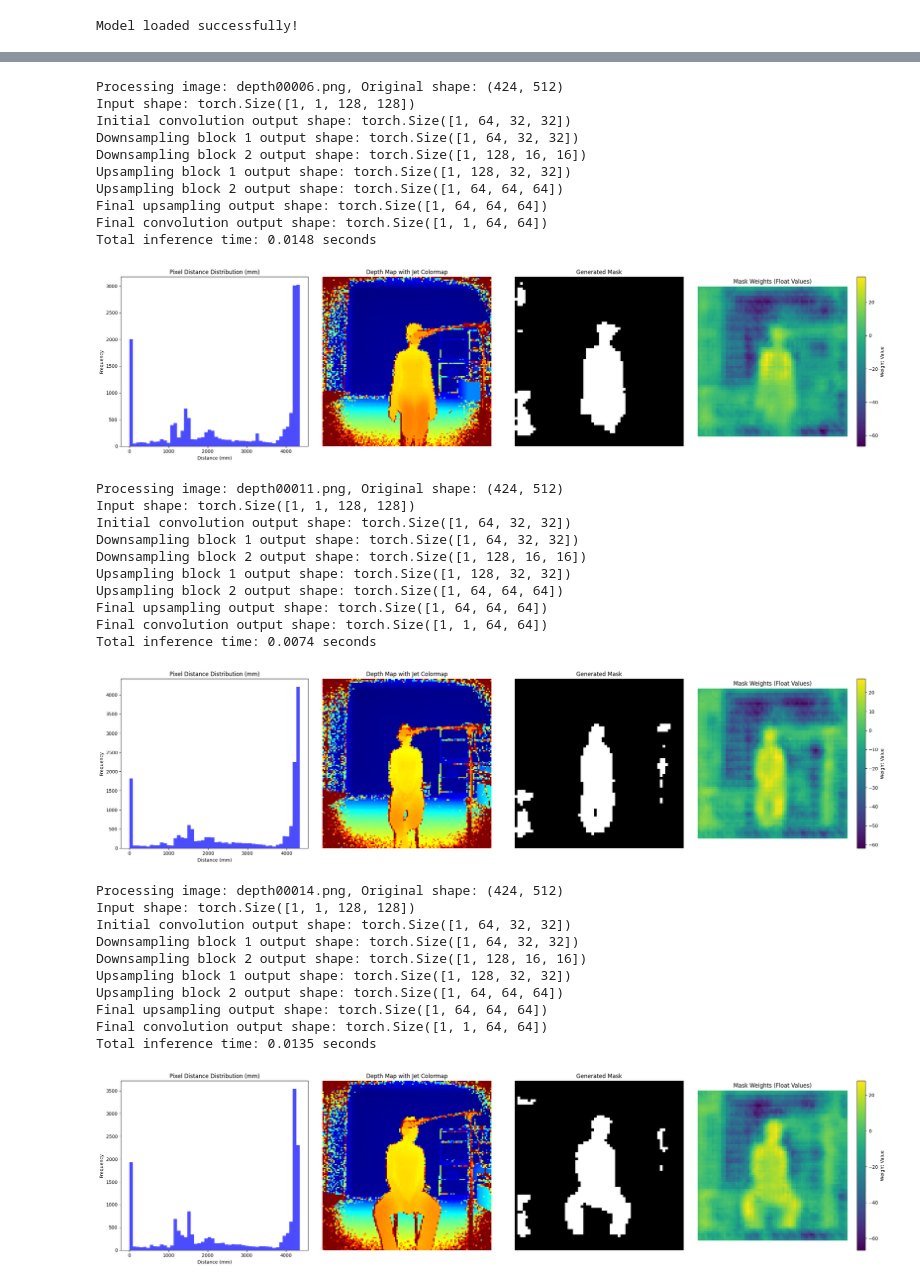
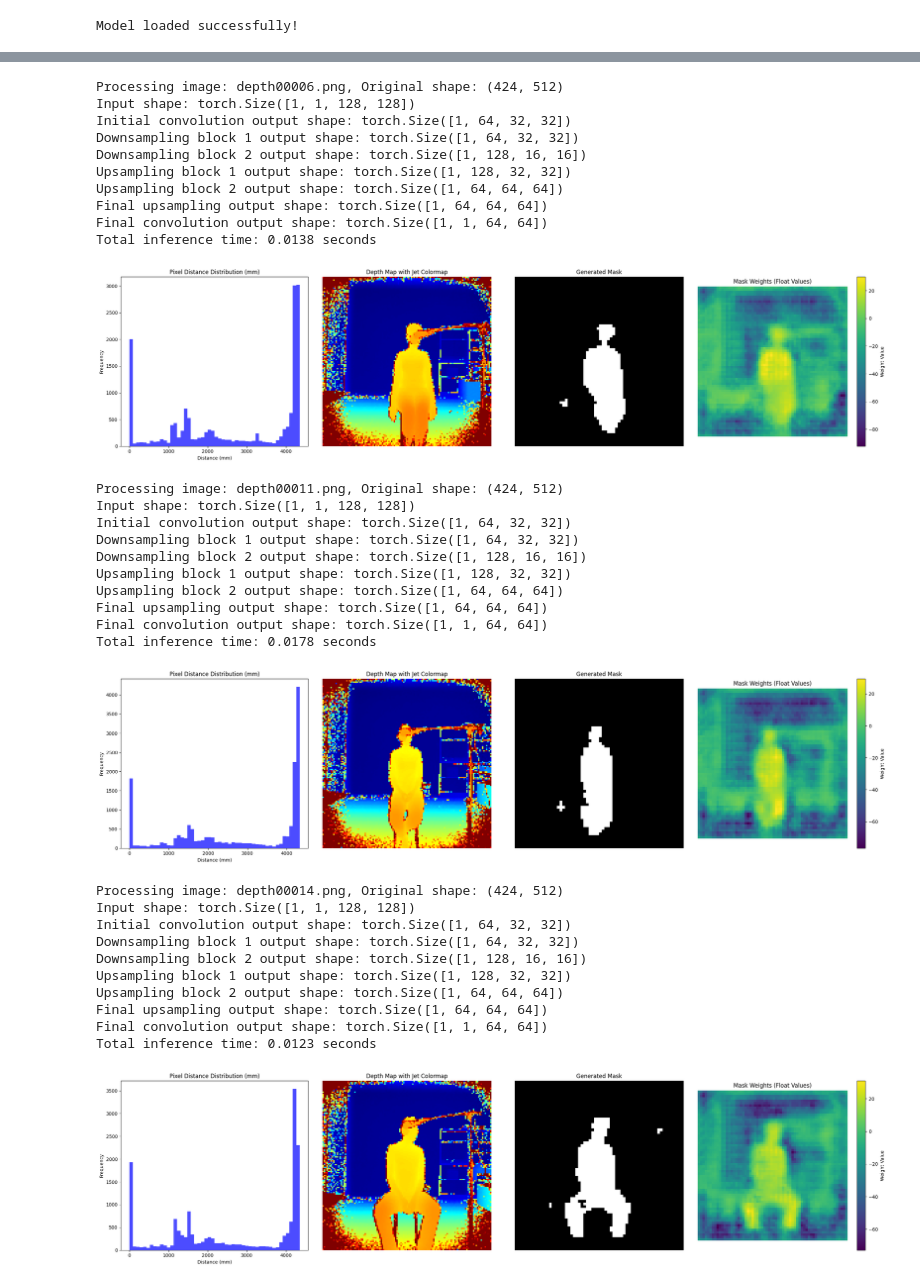
Before and after one commit to shyu216/deepbreath, a Jupyter notebook: segmentator.ipynb, the cells around one changed output, grey strips where cells are left out. Drawn from its saved outputs; the diff is of its cells as text; code cells hidden in the pictures.

```diff
--- a/segmentator.ipynb
+++ b/segmentator.ipynb
@@ -165,7 +300,10 @@ for file_name in png_files:
     depth_map = cv2.resize(depth_map, (128, 128), interpolation=cv2.INTER_LINEAR)
 
     # Normalize the depth map to [0, 1]
-    normalized_depth_map = depth_map / np.max(depth_map)
+    # normalized_depth_map = depth_map / np.max(depth_map)
+    # Normalize the depth map to [-1, 1]
+    normalized_depth_map = 2 * (depth_map - np.min(depth_map)) / (np.max(depth_map) - np.min(depth_map)) - 1
+
     input_tensor = torch.tensor(normalized_depth_map, dtype=torch.float32).unsqueeze(0).unsqueeze(0)
 
     # Pass the tensor through the model
@@ -174,7 +312,7 @@ for file_name in png_files:
         output_np = output.squeeze().numpy()
 
     # Binarize the output to create a mask (values 0 or 1)
-    threshold = 7.0  # Set the threshold
+    threshold = 5.0  # Set the threshold
     binary_mask = (output_np > threshold).astype(np.uint8)  # Values greater than the threshold are set to 1, others to 0
 
     # Convert the binary mask to an image format
@@ -201,35 +339,35 @@ for file_name in png_files:
     plt.subplot(1, 4, 2)
     plt.title("Depth Map with Jet Colormap")
     plt.imshow(depth_colored)
     plt.axis("off")
 
     # Subplot 3: Generated mask
     plt.subplot(1, 4, 3)
     plt.title("Generated Mask")
     plt.imshow(output_image, cmap="gray")
     plt.axis("off")
 
     # Subplot 4: Mask weights (float values)
     plt.subplot(1, 4, 4)
     plt.title("Mask Weights (Float Values)")
     plt.imshow(output_np, cmap="viridis")  # Use Viridis colormap to display float weights
     plt.colorbar(label="Weight Value")
     plt.axis("off")
 
     plt.tight_layout()
     plt.show()
 # %% [output]
 Processing image: depth00006.png, Original shape: (424, 512)
 Input shape: torch.Size([1, 1, 128, 128])
 Initial convolution output shape: torch.Size([1, 64, 32, 32])
 Downsampling block 1 output shape: torch.Size([1, 64, 32, 32])
 Downsampling block 2 output shape: torch.Size([1, 128, 16, 16])
 Upsampling block 1 output shape: torch.Size([1, 128, 32, 32])
 Upsampling block 2 output shape: torch.Size([1, 64, 64, 64])
 Final upsampling output shape: torch.Size([1, 64, 64, 64])
 Final convolution output shape: torch.Size([1, 1, 64, 64])
-Total inference time: 0.0148 seconds
+Total inference time: 0.0138 seconds
-[figure, old version]
+[figure, new version]
 Processing image: depth00011.png, Original shape: (424, 512)
 Input shape: torch.Size([1, 1, 128, 128])
 Initial convolution output shape: torch.Size([1, 64, 32, 32])
@@ -239,8 +377,8 @@ Upsampling block 1 output shape: torch.Size([1, 128, 32, 32])
 Upsampling block 2 output shape: torch.Size([1, 64, 64, 64])
 Final upsampling output shape: torch.Size([1, 64, 64, 64])
 Final convolution output shape: torch.Size([1, 1, 64, 64])
-Total inference time: 0.0074 seconds
+Total inference time: 0.0178 seconds
-[figure, old version]
+[figure, new version]
 Processing image: depth00014.png, Original shape: (424, 512)
 Input shape: torch.Size([1, 1, 128, 128])
 Initial convolution output shape: torch.Size([1, 64, 32, 32])
@@ -250,8 +388,8 @@ Upsampling block 1 output shape: torch.Size([1, 128, 32, 32])
 Upsampling block 2 output shape: torch.Size([1, 64, 64, 64])
 Final upsampling output shape: torch.Size([1, 64, 64, 64])
 Final convolution output shape: torch.Size([1, 1, 64, 64])
-Total inference time: 0.0135 seconds
+Total inference time: 0.0123 seconds
-[figure, old version]
+[figure, new version]
 Processing image: depth00022.png, Original shape: (424, 512)
 Input shape: torch.Size([1, 1, 128, 128])
 Initial convolution output shape: torch.Size([1, 64, 32, 32])
```
Also changed, not shown: parts of 12 cells of this notebook, 1 other file.
